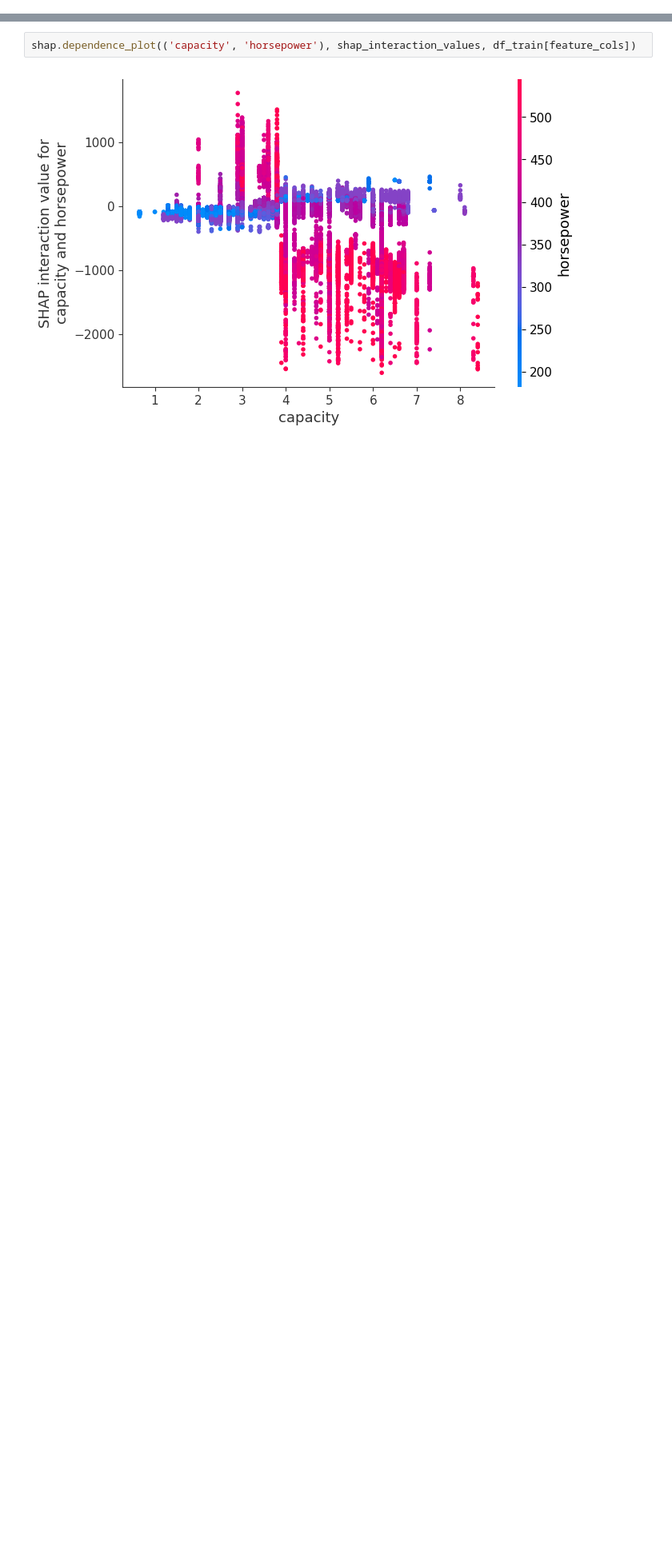
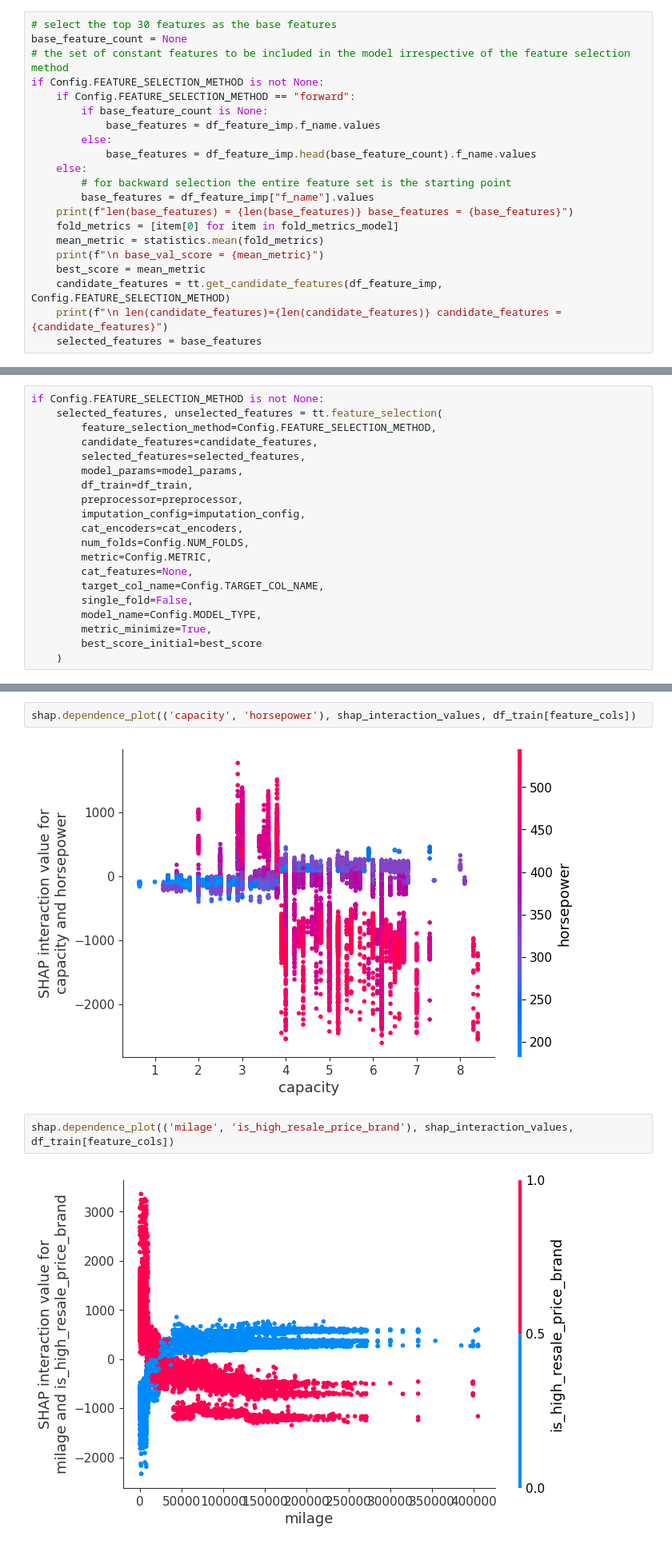
Before and after one commit to bk-anupam/KaggleChallenges, a Jupyter notebook: TABULAR/PS4E9/ps4e9_modeling.ipynb, the cells around one changed output, grey strips where cells are left out. Shown at 80% size. Drawn from its saved outputs; the diff is of its cells as text; blank space fills up the shorter version.

```diff
--- a/TABULAR/PS4E9/ps4e9_modeling.ipynb
+++ b/TABULAR/PS4E9/ps4e9_modeling.ipynb
@@ -404,0 +470,21 @@ plt.show()
+# %%
+# select the top 30 features as the base features
+base_feature_count = None
+# the set of constant features to be included in the model irrespective of the feature selection method
+if Config.FEATURE_SELECTION_METHOD is not None:
+    if Config.FEATURE_SELECTION_METHOD == "forward":
+        if base_feature_count is None:
+            base_features = df_feature_imp.f_name.values
+        else:
+            base_features = df_feature_imp.head(base_feature_count).f_name.values
+    else:
+        # for backward selection the entire feature set is the starting point
+        base_features = df_feature_imp["f_name"].values
+    print(f"len(base_features) = {len(base_features)} base_features = {base_features}")
+    fold_metrics = [item[0] for item in fold_metrics_model]
+    mean_metric = statistics.mean(fold_metrics)
+    print(f"\n base_val_score = {mean_metric}")
+    best_score = mean_metric
+    candidate_features = tt.get_candidate_features(df_feature_imp, Config.FEATURE_SELECTION_METHOD)
+    print(f"\n len(candidate_features)={len(candidate_features)} candidate_features = {candidate_features}")
+    selected_features = base_features
@@ -404,0 +509,20 @@ plt.show()
+# %%
+if Config.FEATURE_SELECTION_METHOD is not None:
+    selected_features, unselected_features = tt.feature_selection(
+        feature_selection_method=Config.FEATURE_SELECTION_METHOD,
+        candidate_features=candidate_features,
+        selected_features=selected_features,
+        model_params=model_params,
+        df_train=df_train,
+        preprocessor=preprocessor,
+        imputation_config=imputation_config,
+        cat_encoders=cat_encoders,
+        num_folds=Config.NUM_FOLDS,
+        metric=Config.METRIC,
+        cat_features=None,
+        target_col_name=Config.TARGET_COL_NAME,
+        single_fold=False,
+        model_name=Config.MODEL_TYPE,
+        metric_minimize=True,
+        best_score_initial=best_score
+    )
@@ -427,3 +606,7 @@ shap.dependence_plot(('brand', 'ext_col'), shap_interaction_values, df_train[fea
 shap.dependence_plot(('capacity', 'horsepower'), shap_interaction_values, df_train[feature_cols])
 # %% [output]
 [figure]
+# %%
+shap.dependence_plot(('milage', 'is_high_resale_price_brand'), shap_interaction_values, df_train[feature_cols])
+# %% [output]
+[figure, added]
```
Also changed, not shown: parts of 29 cells of this notebook, 4 other files.
